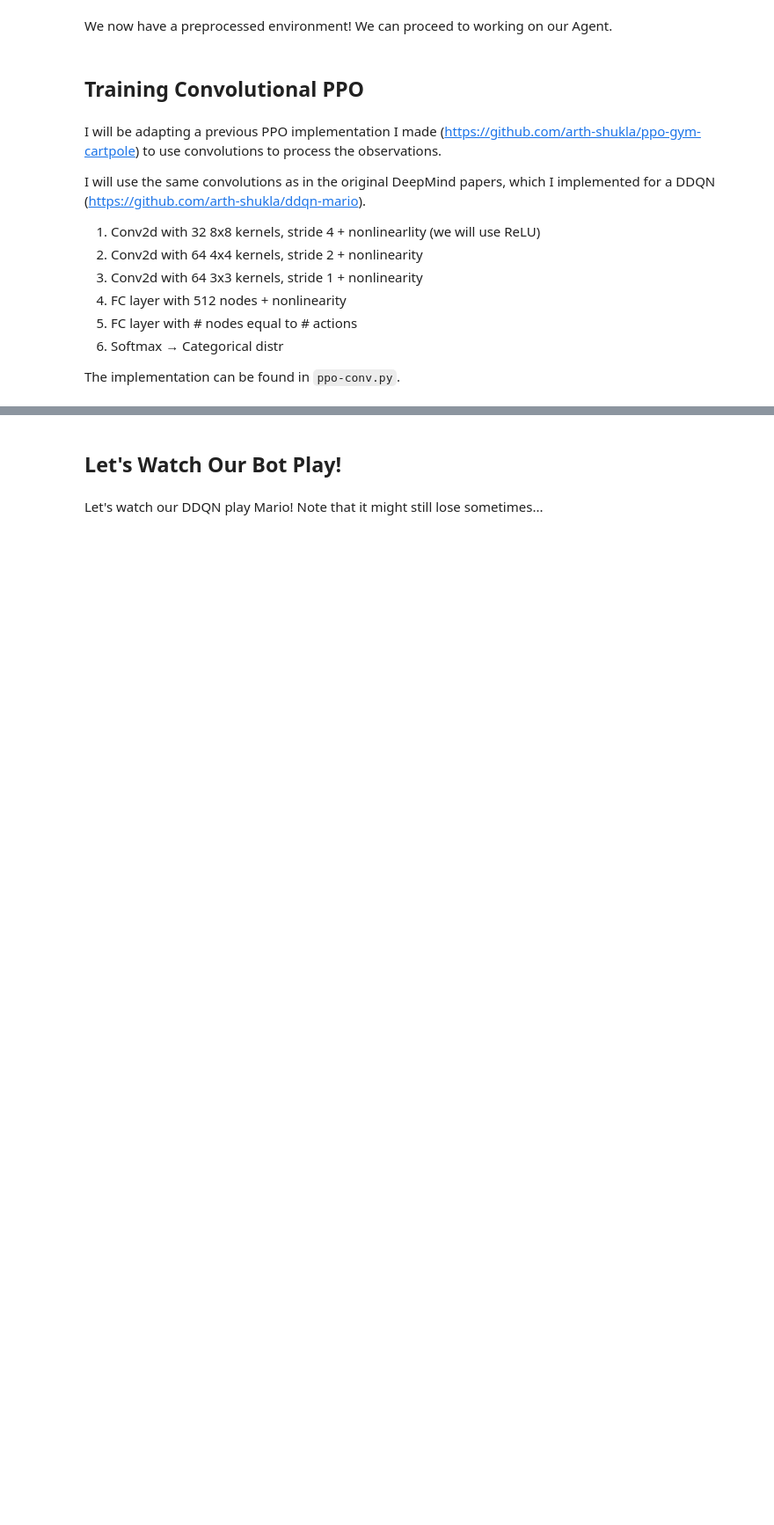
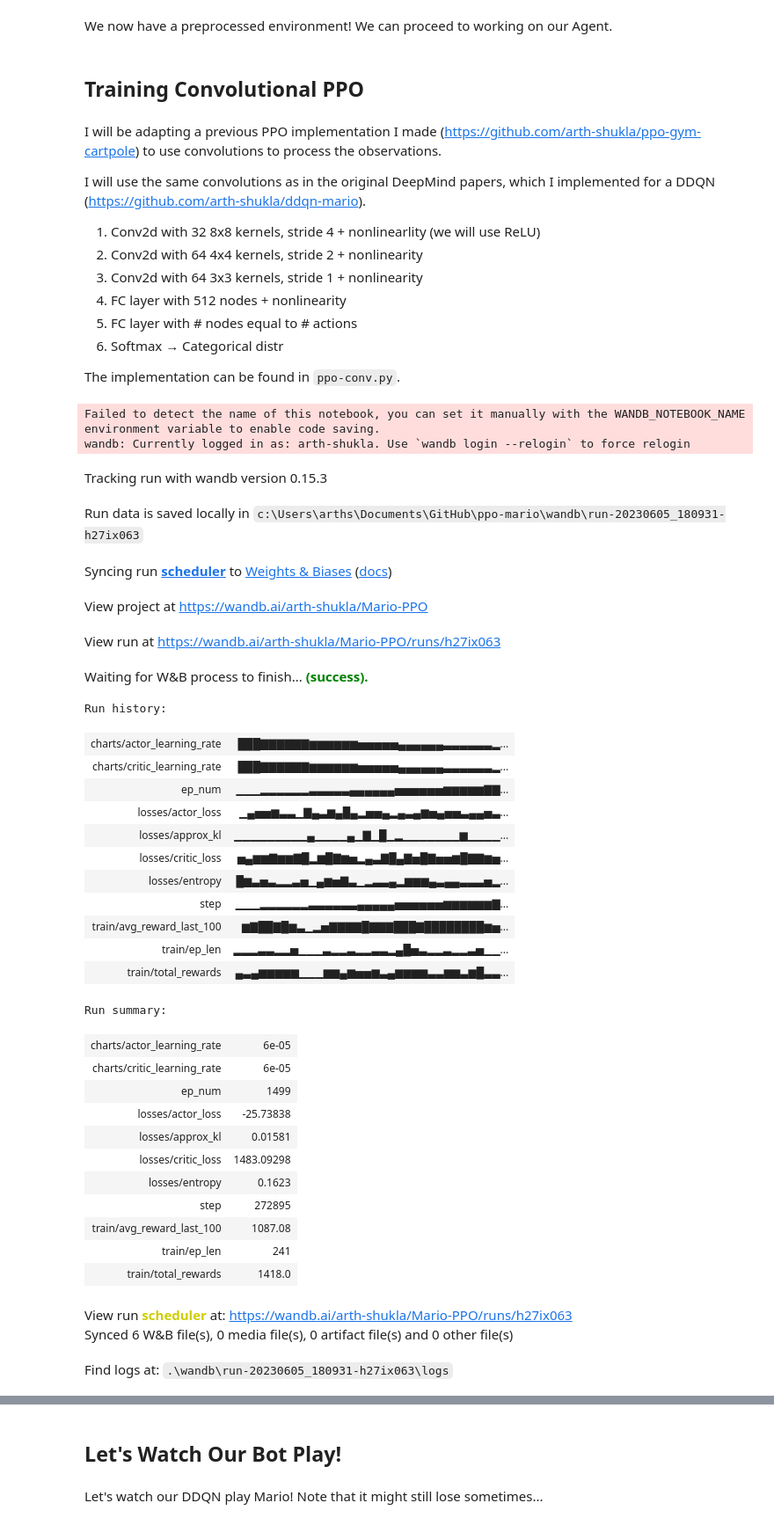
Before and after one commit to arth-shukla/ppo-mario, a Jupyter notebook: mario.ipynb, the cells around one changed output, grey strips where cells are left out. Shown at 88% size. Drawn from its saved outputs; the diff is of its cells as text; code cells hidden in the pictures; blank space fills up the shorter version.

Commit message:
Fix: use linear scheduler (needs improvement)

```diff
--- a/mario.ipynb
+++ b/mario.ipynb
@@ -235,7 +247,7 @@ def train(
         batch_size = 16,
         epochs = 10,
         lr = 1e-4,
-        scheduler_gamma = None,
+        sch_end_f = None,
         discount = 0.9,
         gae_lambda = 1.0,
         policy_clip = 0.2,
@@ -255,7 +267,7 @@ def train(
             batch_size = batch_size,
             epochs = epochs,
             lr = lr,
-            scheduler_gamma = scheduler_gamma,
+            sch_end_f = sch_end_f,
             discount = discount,
             gae_lambda = gae_lambda,
             policy_clip = policy_clip,
@@ -278,7 +290,7 @@ def train(
         batch_size = batch_size,
         epochs = epochs,
         lr = lr,
-        scheduler_gamma = scheduler_gamma,
+        sch_end_f = sch_end_f,
         discount = discount,
         gae_lambda = gae_lambda,
         policy_clip = policy_clip,
@@ -362,7 +374,7 @@ def fancy_feature_testing(
     entropy_coeff = None,
     early_stop_kl = None,
     lr = 1e-4,
-    scheduler_gamma = None,
+    sch_end_f = None,
     norm_advantage = False,
     max_grad_norm = None
 ):
@@ -386,7 +398,7 @@ def fancy_feature_testing(
 
         entropy_coeff = entropy_coeff,
         early_stop_kl = early_stop_kl,
-        scheduler_gamma = scheduler_gamma,
+        sch_end_f = sch_end_f,
         norm_advantage = norm_advantage,
         max_grad_norm = max_grad_norm
     )
@@ -414,2 +424,40 @@ fancy_feature_testing(run_name='scheduler', lr=3e-4, scheduler_gamma=.998)
+# %%
+fancy_feature_testing(run_name='scheduler', sch_end_f=0.34)
+# %% [output]
+Failed to detect the name of this notebook, you can set it manually with the WANDB_NOTEBOOK_NAME environment variable to enable code saving.
+wandb: Currently logged in as: arth-shukla. Use `wandb login --relogin` to force relogin
+Tracking run with wandb version 0.15.3
+Run data is saved locally in c:\Users\arths\Documents\GitHub\ppo-mario\wandb\run-20230605_180931-h27ix063
+Syncing run scheduler to Weights & Biases (docs)
+View project at https://wandb.ai/arth-shukla/Mario-PPO
+View run at https://wandb.ai/arth-shukla/Mario-PPO/runs/h27ix063
+Waiting for W&B process to finish... (success).
+Run history:
+| charts/actor_learning_rate | ███▇▇▇▇▇▇▆▆▆▆▆▆▅▅▅▅▅▄▄▄▄▄▄▃▃▃▃▃▃▂... |
+| charts/critic_learning_rate | ███▇▇▇▇▇▇▆▆▆▆▆▆▅▅▅▅▅▄▄▄▄▄▄▃▃▃▃▃▃▂... |
+| ep_num | ▁▁▁▂▂▂▂▂▂▃▃▃▃▃▄▄▄▄▄▄▅▅▅▅▅▅▆▆▆▆▆▇▇... |
+| losses/actor_loss | ▁▄▅▅▆▃▃▁▇▄▃▆▄█▄▂▅▅▄▂▄▃▄▆▅▄▅▅▃▄▄▅▃... |
+| losses/approx_kl | ▁▁▁▁▁▁▁▁▁▄▁▁▁▁▄▁▇▁█▁▂▁▁▁▁▁▁▁▆▁▁▁▁... |
+| losses/critic_loss | ▅▄▆▆▇▆▆▇█▂▆█▇▆▅▂▄▃▇█▄▇▅█▇▅▅▆█▇▇▆▅... |
+| losses/entropy | █▆▃▅▃▂▂▃▅▁▄▆▅▇▃▁▂▃▃▄▂▆▆▆▄▃▄▄▃▃▃▅▂... |
+| step | ▁▁▁▂▂▂▂▂▂▃▃▃▃▃▃▄▄▄▄▄▅▅▅▅▅▅▆▆▆▆▆▆▇... |
+| train/avg_reward_last_100 | ▆▇██▇█▆▃▁▂▅▇▇▇▇█▇▇▇███▇████████▆▅... |
+| train/ep_len | ▂▂▂▃▃▂▂▅▁▁▁▃▂▂▃▂▂▃▃▂▄█▅▃▂▂▃▂▂▃▅▁▁... |
+| train/total_rewards | ▄▃▄▆▆▆▆▆▁▁▁▆▆▄▆▅▅▆▃▄▆▆▆▆▃▃▆▆▃▆█▃▃... |
+Run summary:
+| charts/actor_learning_rate | 6e-05 |
+| charts/critic_learning_rate | 6e-05 |
+| ep_num | 1499 |
+| losses/actor_loss | -25.73838 |
+| losses/approx_kl | 0.01581 |
+| losses/critic_loss | 1483.09298 |
+| losses/entropy | 0.1623 |
+| step | 272895 |
+| train/avg_reward_last_100 | 1087.08 |
+| train/ep_len | 241 |
+| train/total_rewards | 1418.0 |
+View run scheduler at: https://wandb.ai/arth-shukla/Mario-PPO/runs/h27ix063
+Synced 6 W&B file(s), 0 media file(s), 0 artifact file(s) and 0 other file(s)
+Find logs at: .\wandb\run-20230605_180931-h27ix063\logs
 # %%
 fancy_feature_testing(run_name='norms', norm_advantage=True, max_grad_norm=0.5)
```
Also changed, not shown: parts of 11 cells of this notebook, 2 other files.
